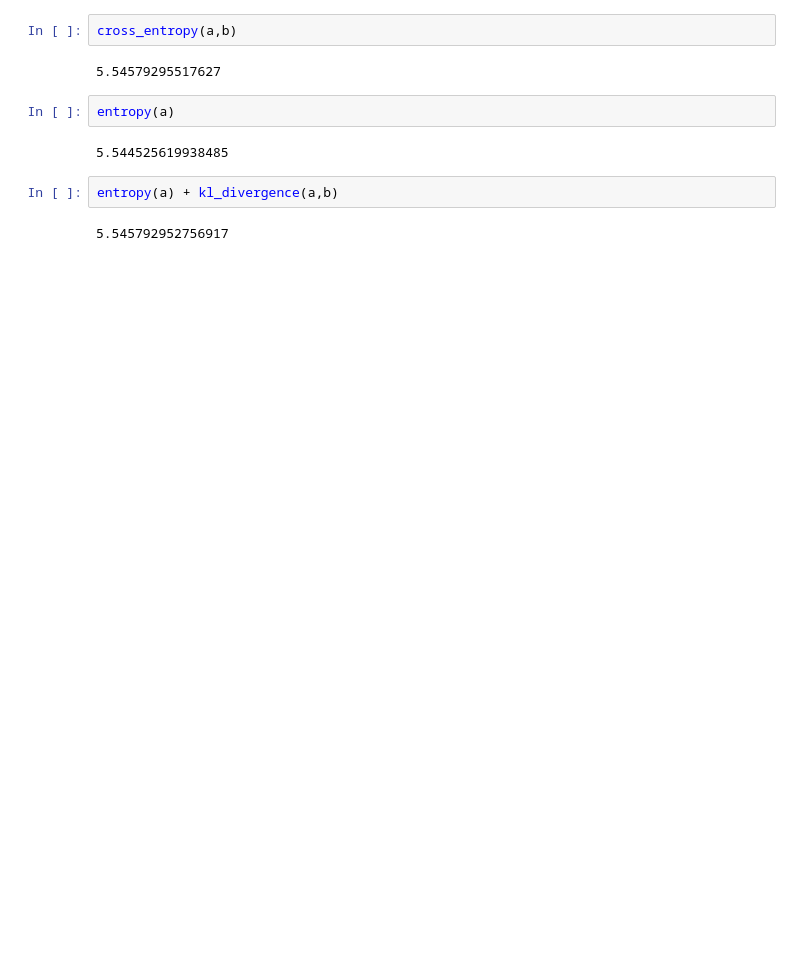
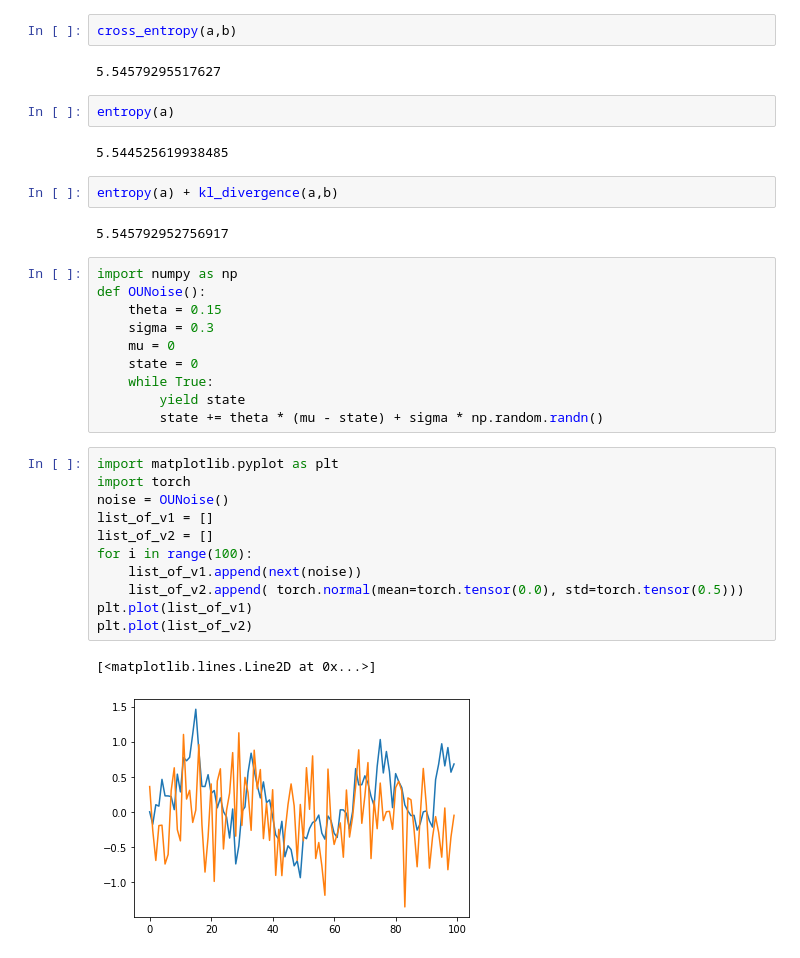
Before and after one commit to Arseni1919/Mountain_Car_DDPG, a Jupyter notebook: drafts_notebook.ipynb, the cells around one changed output. Saved outputs shown, nothing was run; the diff lists cells and outputs as text; blank space fills up the shorter version.

```diff
--- a/drafts_notebook.ipynb
+++ b/drafts_notebook.ipynb
@@ -86,3 +86,27 @@ entropy(a)
 entropy(a) + kl_divergence(a,b)
 # %% [output]
 5.545792952756917
+# %%
+import numpy as np
+def OUNoise():
+    theta = 0.15
+    sigma = 0.3
+    mu = 0
+    state = 0
+    while True:
+        yield state
+        state += theta * (mu - state) + sigma * np.random.randn()
+# %%
+import matplotlib.pyplot as plt
+import torch
+noise = OUNoise()
+list_of_v1 = []
+list_of_v2 = []
+for i in range(100):
+	list_of_v1.append(next(noise))
+	list_of_v2.append( torch.normal(mean=torch.tensor(0.0), std=torch.tensor(0.5)))
+plt.plot(list_of_v1)
+plt.plot(list_of_v2)
+# %% [output]
+[<matplotlib.lines.Line2D at 0x...>]
+[figure, added]
```
Also changed, not shown: 8 other files.
